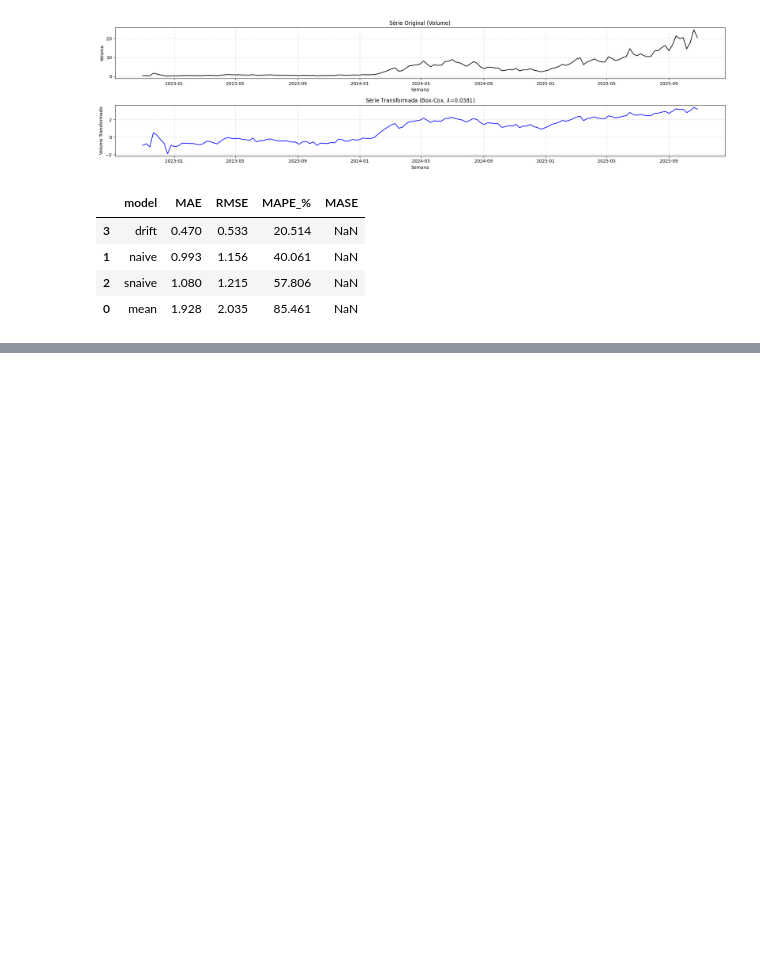
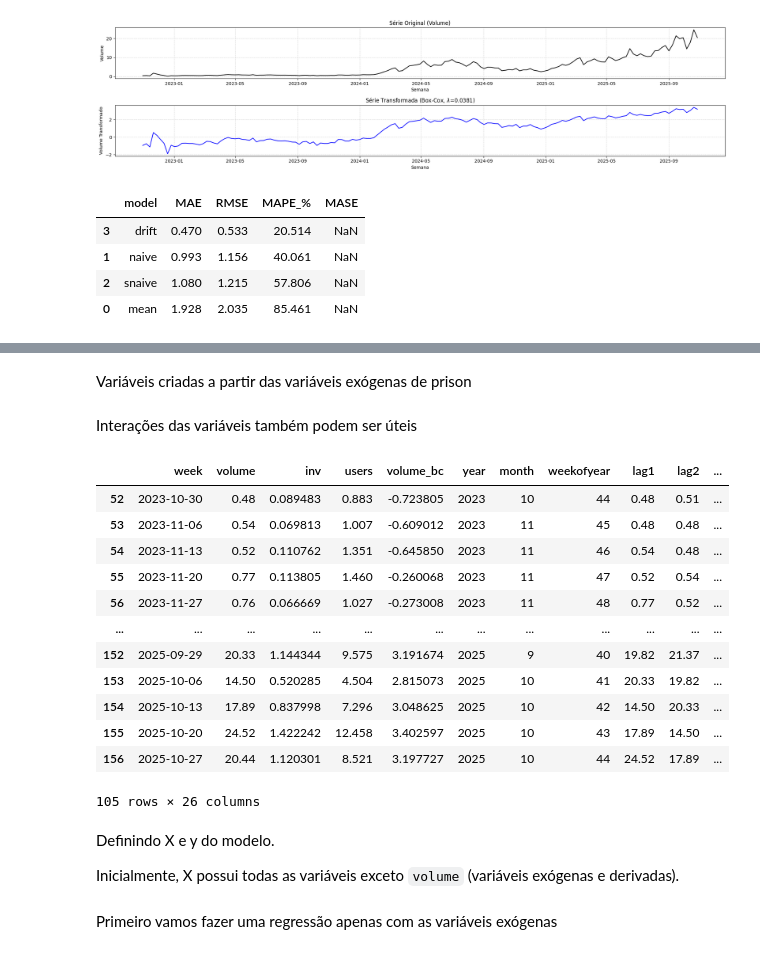
Before and after one commit to GuilhermeCastilho02/Series-Temporais-A2, a Jupyter notebook: trabalho_a2.ipynb, the cells around one changed output, grey strips where cells are left out. Saved outputs shown, nothing was run; the diff lists cells and outputs as text; code cells hidden in the pictures; blank space fills up the shorter version.

```diff
--- a/trabalho_a2.ipynb
+++ b/trabalho_a2.ipynb
@@ -410,0 +438,3 @@ metrics_baselines_bc
+# %%
+# Criando dataframe para a regressão
+df = prison.reset_index().copy()
@@ -410,0 +443,61 @@ metrics_baselines_bc
+# %%
+# Extrai features temporais
+df["year"] = df["week"].dt.year
+df["month"] = df["week"].dt.month
+df["weekofyear"] = df["week"].dt.isocalendar().week.astype(int)
+
+# Criar defasagens (lags)
+df["lag1"] = df["volume"].shift(1)
+df["lag2"] = df["volume"].shift(2)
+df["lag52"] = df["volume"].shift(52)  # captura sazonalidade anual
+
+# Cria médias móveis
+df["rolling_mean_4"] = df["volume"].shift(1).rolling(4).mean()
+df["rolling_mean_12"] = df["volume"].shift(1).rolling(12).mean()
+# %% [markdown]
+Variáveis criadas a partir das variáveis exógenas de prison
+# %%
+# Defasagens
+df["inv_lag1"] = df["inv"].shift(1)
+df["inv_lag4"] = df["inv"].shift(4)
+df["users_lag1"] = df["users"].shift(1)
+df["users_lag4"] = df["users"].shift(4)
+
+# Médias móveis
+df["inv_roll4"] = df["inv"].shift(1).rolling(4).mean()
+df["users_roll4"] = df["users"].shift(1).rolling(4).mean()
+
+# Cresciemnto/diferenças
+df["inv_diff"] = df["inv"].diff()
+df["users_diff"] = df["users"].diff()
+
+df["inv_pct_change"] = df["inv"].pct_change()
+df["users_pct_change"] = df["users"].pct_change()
+# %% [markdown]
+Interações das variáveis também podem ser úteis
+# %%
+df["inv_x_users"] = df["inv"] * df["users"]
+df["volume_x_users"] = df["volume"] * df["users"]
+df["volume_x_inv"] = df["volume"] * df["inv"]
+# %%
+# Removendo possíveis NaNs
+df = df.dropna()
+df
+# %% [output]
+|  | week | volume | inv | users | volume_bc | year | month | weekofyear | lag1 | lag2 | ... |
+| 52 | 2023-10-30 | 0.48 | 0.089483 | 0.883 | -0.723805 | 2023 | 10 | 44 | 0.48 | 0.51 | ... |
+| 53 | 2023-11-06 | 0.54 | 0.069813 | 1.007 | -0.609012 | 2023 | 11 | 45 | 0.48 | 0.48 | ... |
+| 54 | 2023-11-13 | 0.52 | 0.110762 | 1.351 | -0.645850 | 2023 | 11 | 46 | 0.54 | 0.48 | ... |
+| 55 | 2023-11-20 | 0.77 | 0.113805 | 1.460 | -0.260068 | 2023 | 11 | 47 | 0.52 | 0.54 | ... |
+| 56 | 2023-11-27 | 0.76 | 0.066669 | 1.027 | -0.273008 | 2023 | 11 | 48 | 0.77 | 0.52 | ... |
+| ... | ... | ... | ... | ... | ... | ... | ... | ... | ... | ... | ... |
+| 152 | 2025-09-29 | 20.33 | 1.144344 | 9.575 | 3.191674 | 2025 | 9 | 40 | 19.82 | 21.37 | ... |
+| 153 | 2025-10-06 | 14.50 | 0.520285 | 4.504 | 2.815073 | 2025 | 10 | 41 | 20.33 | 19.82 | ... |
+| 154 | 2025-10-13 | 17.89 | 0.837998 | 7.296 | 3.048625 | 2025 | 10 | 42 | 14.50 | 20.33 | ... |
+| 155 | 2025-10-20 | 24.52 | 1.422242 | 12.458 | 3.402597 | 2025 | 10 | 43 | 17.89 | 14.50 | ... |
+| 156 | 2025-10-27 | 20.44 | 1.120301 | 8.521 | 3.197727 | 2025 | 10 | 44 | 24.52 | 17.89 | ... |
+105 rows × 26 columns
+# %% [markdown]
+Definindo X e y do modelo.
+
+Inicialmente, X possui todas as variáveis exceto `volume` (variáveis exógenas e derivadas).
@@ -410,0 +526,2 @@ metrics_baselines_bc
+# %% [markdown]
+Primeiro vamos fazer uma regressão apenas com as variáveis exógenas
```
Also changed, not shown: parts of 10 cells of this notebook.
